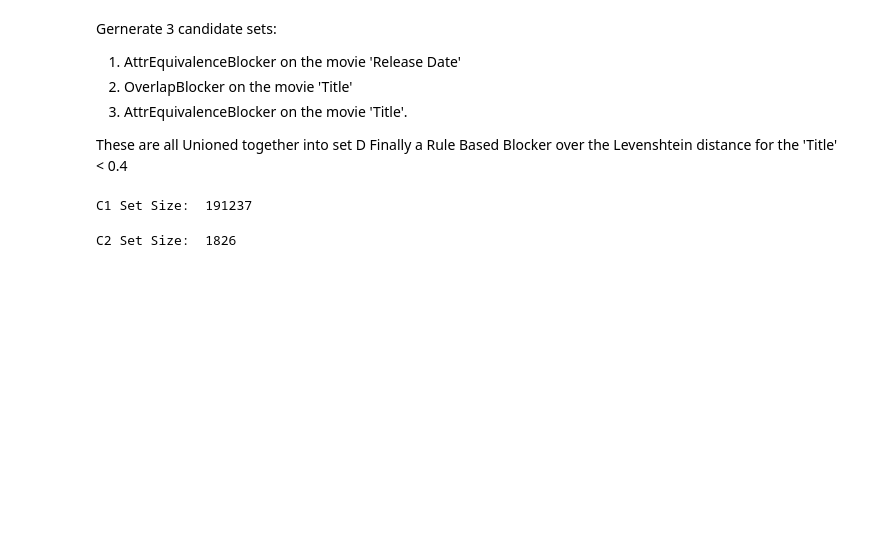
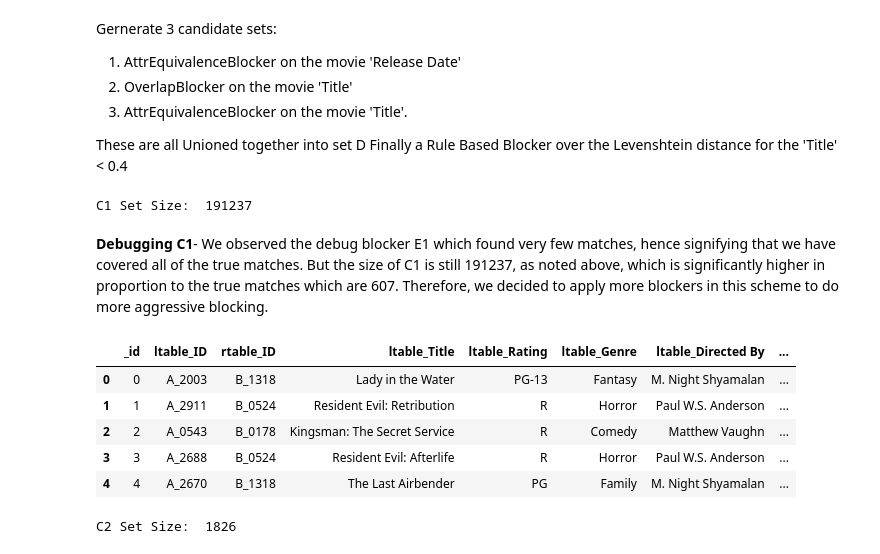
Before and after one commit to ankitvij7/datascience-project, a Jupyter notebook: stage3/src/stage3_jupyter_notebook.ipynb, the cells around one changed output. Drawn from its saved outputs; the diff is of its cells as text; code cells hidden in the pictures; blank space fills up the shorter version.

```diff
--- a/stage3/src/stage3_jupyter_notebook.ipynb
+++ b/stage3/src/stage3_jupyter_notebook.ipynb
@@ -74,6 +74,19 @@ C1 = ab.block_tables(A, B, 'Release Date', 'Release Date',
 print("C1 Set Size: ", len(C1))
 # %% [output]
 C1 Set Size:  191237
+# %% [markdown]
+**Debugging C1**-
+We observed the debug blocker E1 which found very few matches, hence signifying that we have covered all of the true matches. But the size of C1 is still 191237, as noted above, which is significantly higher in proportion to the true matches which are 607. Therefore, we decided to apply more blockers in this scheme to do more aggressive blocking.
+# %%
+E1 = em.debug_blocker(C1, A, B, output_size=200)
+E1.head()
+# %% [output]
+|  | _id | ltable_ID | rtable_ID | ltable_Title | ltable_Rating | ltable_Genre | ltable_Directed By | ... |
+| 0 | 0 | A_2003 | B_1318 | Lady in the Water | PG-13 | Fantasy | M. Night Shyamalan | ... |
+| 1 | 1 | A_2911 | B_0524 | Resident Evil: Retribution | R | Horror | Paul W.S. Anderson | ... |
+| 2 | 2 | A_0543 | B_0178 | Kingsman: The Secret Service | R | Comedy | Matthew Vaughn | ... |
+| 3 | 3 | A_2688 | B_0524 | Resident Evil: Afterlife | R | Horror | Paul W.S. Anderson | ... |
+| 4 | 4 | A_2670 | B_1318 | The Last Airbender | PG | Family | M. Night Shyamalan | ... |
 # %%
 #2
 ob = em.OverlapBlocker()
```
Also changed, not shown: parts of 6 cells of this notebook.
